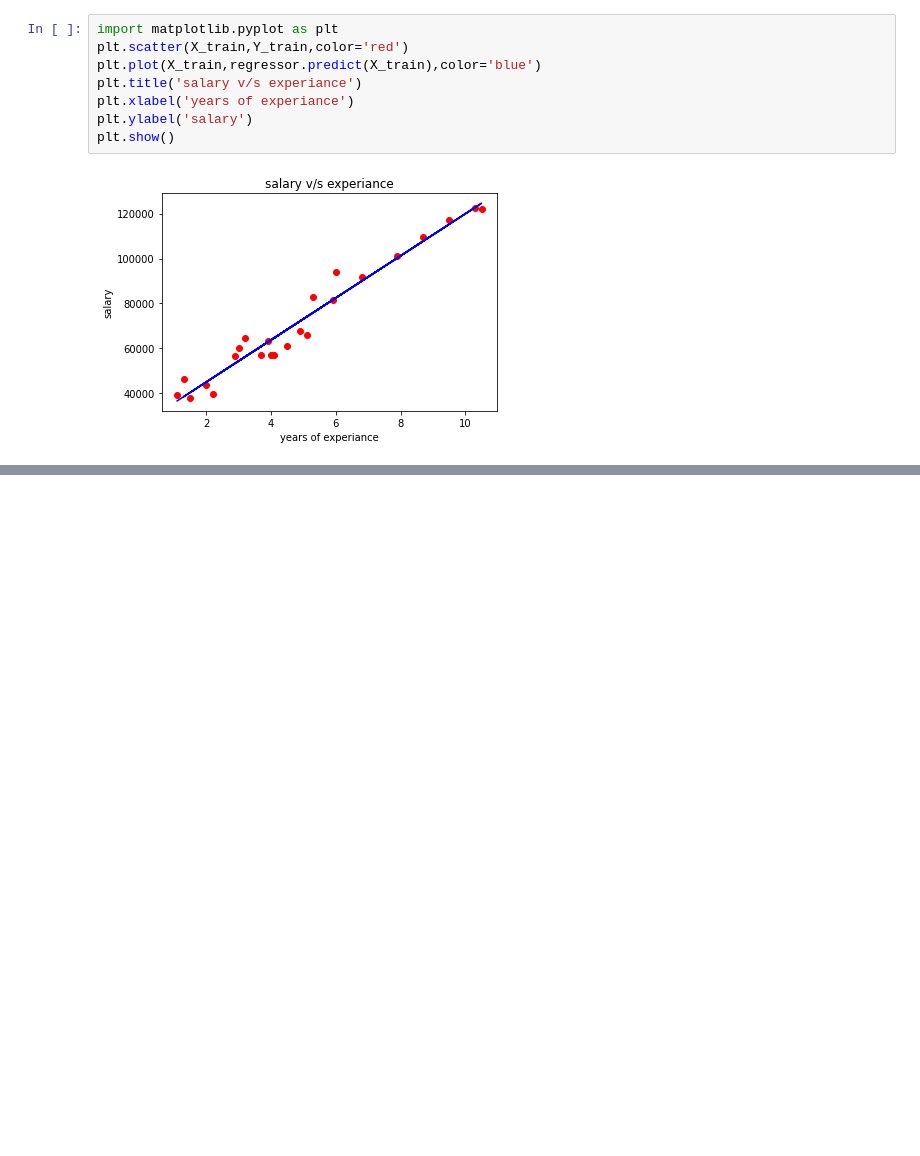
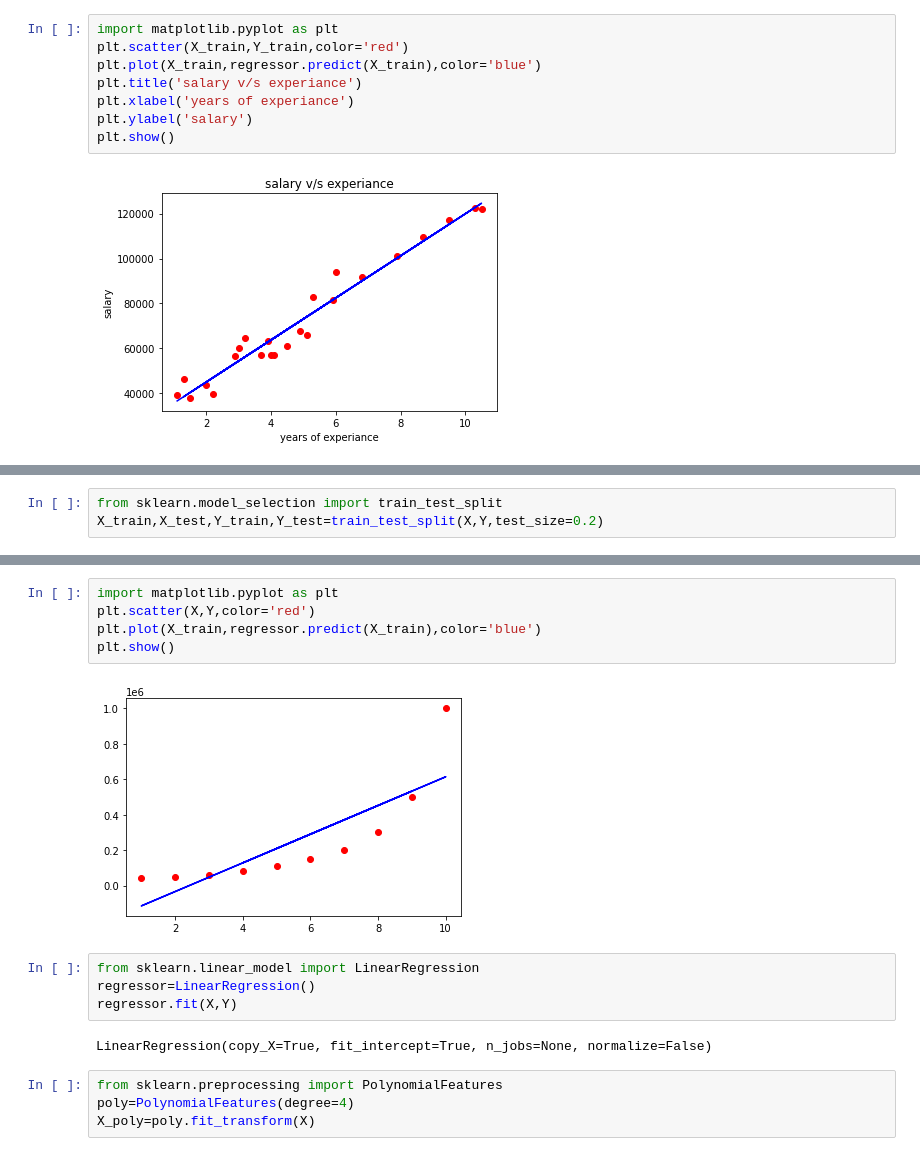
Before and after one commit to NALLAKRISHNAPRIYA/python-git-project, a Jupyter notebook: Salary_Prediction_SLR.ipynb, the cells around one changed output, grey strips where cells are left out. Drawn from its saved outputs; the diff is of its cells as text; blank space fills up the shorter version.

```diff
--- a/Salary_Prediction_SLR.ipynb
+++ b/Salary_Prediction_SLR.ipynb
@@ -163,0 +203,3 @@ plt.show()
+# %%
+from sklearn.model_selection import train_test_split
+X_train,X_test,Y_train,Y_test=train_test_split(X,Y,test_size=0.2)
@@ -163,0 +237,17 @@ plt.show()
+# %%
+import matplotlib.pyplot as plt
+plt.scatter(X,Y,color='red')
+plt.plot(X_train,regressor.predict(X_train),color='blue')
+plt.show()
+# %% [output]
+[figure, added]
+# %%
+from sklearn.linear_model import LinearRegression
+regressor=LinearRegression()
+regressor.fit(X,Y)
+# %% [output]
+LinearRegression(copy_X=True, fit_intercept=True, n_jobs=None, normalize=False)
+# %%
+from sklearn.preprocessing import PolynomialFeatures
+poly=PolynomialFeatures(degree=4)
+X_poly=poly.fit_transform(X)
```
Also changed, not shown: parts of 14 cells of this notebook.
